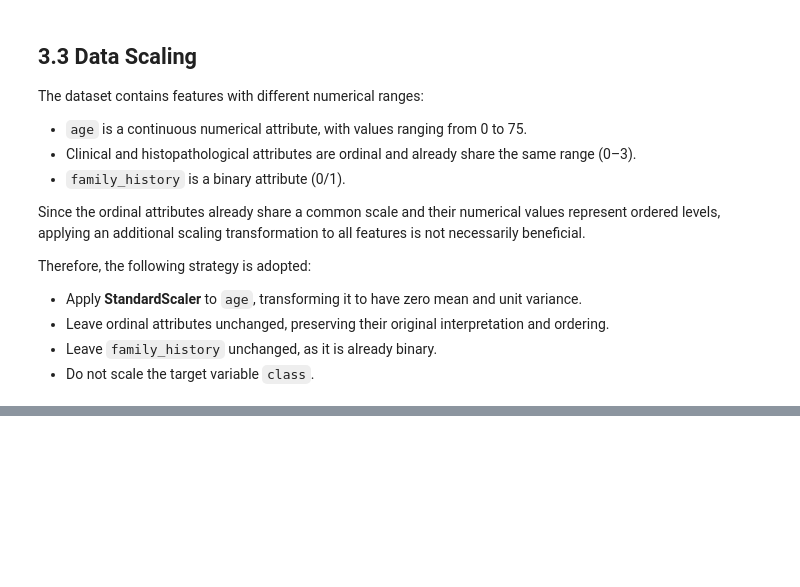
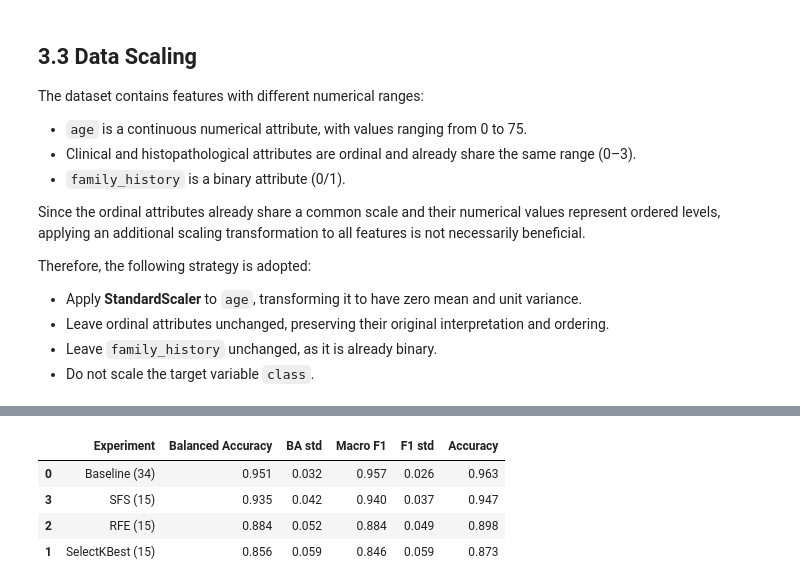
Before and after one commit to lolloantonioli/dermatology-disease-classification, a Jupyter notebook: dermatology_disease_classification.ipynb, the cells around one changed output, grey strips where cells are left out. Cells and saved outputs as stored; diff of their text form; code cells hidden in the pictures; blank space fills up the shorter version.

```diff
--- a/dermatology_disease_classification.ipynb
+++ b/dermatology_disease_classification.ipynb
@@ -1103,0 +1143,92 @@ Test/Validation set: 122 record (33%)
+# %%
+# Feature selection: compare four strategies
+
+from sklearn.compose import ColumnTransformer
+from sklearn.pipeline import Pipeline
+from sklearn.impute import SimpleImputer
+from sklearn.preprocessing import StandardScaler
+from sklearn.feature_selection import VarianceThreshold, SelectKBest, mutual_info_classif, RFE, SequentialFeatureSelector
+from sklearn.tree import DecisionTreeClassifier
+from sklearn.ensemble import RandomForestClassifier
+from sklearn.model_selection import StratifiedKFold, cross_validate
+from sklearn.metrics import classification_report, ConfusionMatrixDisplay
+from sklearn.metrics import accuracy_score, balanced_accuracy_score, f1_score
+from sklearn.base import clone
+
+# Preprocessing: impute and scale age; keep ordinal features unchanged.
+age_cols = ['age']
+other_cols = [c for c in X_train.columns if c != 'age']
+
+preprocessor = ColumnTransformer([
+    ('age', Pipeline([
+        ('imputer', SimpleImputer(strategy='median')),
+        ('scaler', StandardScaler())
+    ]), age_cols),
+    ('ordinal', 'passthrough', other_cols)
+], verbose_feature_names_out=False)
+
+# Mutual Information: age is continuous, the other attributes are discrete.
+def mi_score(X, y):
+    discrete = [False] + [True] * (X.shape[1] - 1)
+    return mutual_info_classif(X, y, discrete_features=discrete, random_state=42)
+
+tree = DecisionTreeClassifier(max_depth=4, class_weight='balanced', random_state=42)
+model = RandomForestClassifier(
+    n_estimators=300, class_weight='balanced', random_state=42, n_jobs=-1
+)
+
+cv = StratifiedKFold(n_splits=5, shuffle=True, random_state=42)
+
+# All selectors are part of the pipeline, so they are refitted within each fold.
+pipelines = {
+    'Baseline (34)': Pipeline([
+        ('prep', clone(preprocessor)),
+        ('model', clone(model))
+    ]),
+    'SelectKBest (15)': Pipeline([
+        ('prep', clone(preprocessor)),
+        ('variance', VarianceThreshold()),
+        ('select', SelectKBest(mi_score, k=15)),
+        ('model', clone(model))
+    ]),
+    'RFE (15)': Pipeline([
+        ('prep', clone(preprocessor)),
+        ('variance', VarianceThreshold()),
+        ('select', RFE(clone(tree), n_features_to_select=15)),
+        ('model', clone(model))
+    ]),
+    'SFS (15)': Pipeline([
+        ('prep', clone(preprocessor)),
+        ('variance', VarianceThreshold()),
+        ('select', SequentialFeatureSelector(
+            clone(tree), n_features_to_select=15, direction='forward',
+            scoring='balanced_accuracy',
+            cv=StratifiedKFold(n_splits=3, shuffle=True, random_state=42),
+            n_jobs=-1
+        )),
+        ('model', clone(model))
+    ])
+}
+
+scores = {'balanced_accuracy': 'balanced_accuracy', 'macro_f1': 'f1_macro', 'accuracy': 'accuracy'}
+results = []
+
+for name, pipe in pipelines.items():
+    cv_scores = cross_validate(pipe, X_train, y_train, cv=cv, scoring=scores, n_jobs=1)
+    results.append({
+        'Experiment': name,
+        'Balanced Accuracy': cv_scores['test_balanced_accuracy'].mean(),
+        'BA std': cv_scores['test_balanced_accuracy'].std(),
+        'Macro F1': cv_scores['test_macro_f1'].mean(),
+        'F1 std': cv_scores['test_macro_f1'].std(),
+        'Accuracy': cv_scores['test_accuracy'].mean()
+    })
+
+results_df = pd.DataFrame(results).sort_values('Balanced Accuracy', ascending=False)
+display(results_df.round(3))
+# %% [output]
+|  | Experiment | Balanced Accuracy | BA std | Macro F1 | F1 std | Accuracy |
+| 0 | Baseline (34) | 0.951 | 0.032 | 0.957 | 0.026 | 0.963 |
+| 3 | SFS (15) | 0.935 | 0.042 | 0.940 | 0.037 | 0.947 |
+| 2 | RFE (15) | 0.884 | 0.052 | 0.884 | 0.049 | 0.898 |
+| 1 | SelectKBest (15) | 0.856 | 0.059 | 0.846 | 0.059 | 0.873 |
```
Also changed, not shown: parts of 4 cells of this notebook.
